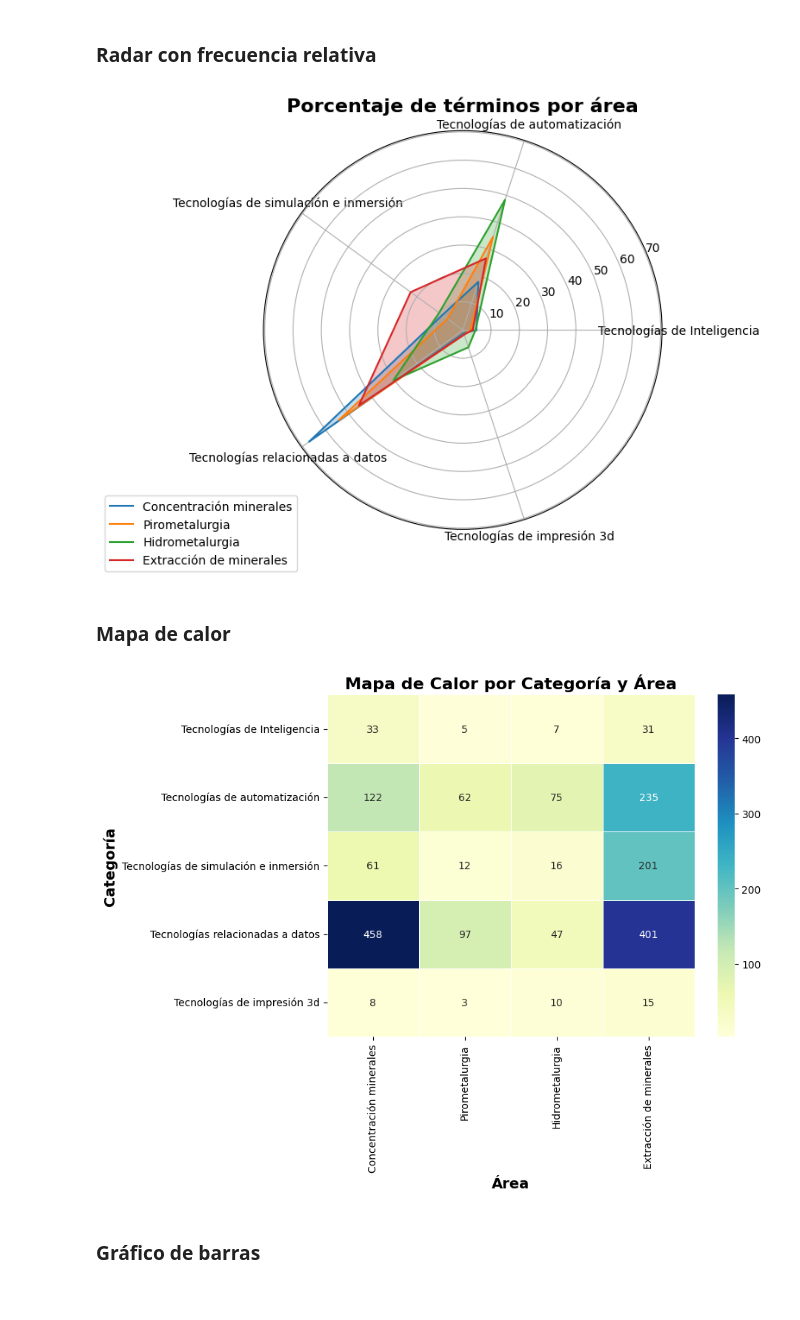
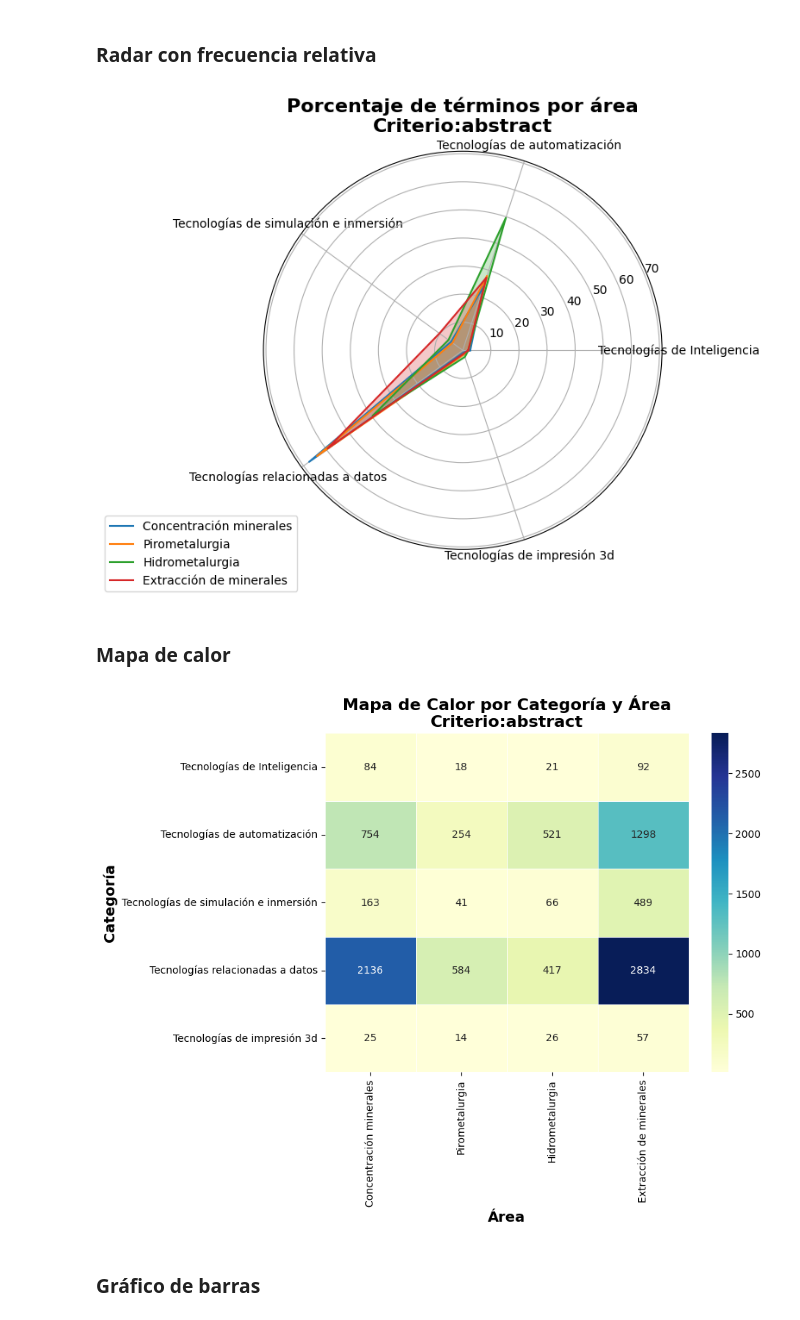
Before and after one commit to jamezahidalgo/analisis_patentes, a Jupyter notebook: notebooks/Analisis_por_areas.ipynb, the cells around one changed output. Drawn from its saved outputs; the diff is of its cells as text; code cells hidden in the pictures.

```diff
--- a/notebooks/Analisis_por_areas.ipynb
+++ b/notebooks/Analisis_por_areas.ipynb
@@ -243 +250,4 @@ data_resumen_limpia['tokens'] = data_resumen_limpia['title'].apply(preprocess_te
+# %%
+data_resumen_limpia['tokens'] = data_resumen_limpia['abstract'].apply(preprocess_text_v)
+criterio = "abstract"
 # %% [markdown]
@@ -344,35 +355,35 @@ df_percentage = df.div(df.sum(axis=0), axis=1) * 100
 # %%
 # Número de categorías
 labels = df_percentage.index
 num_vars = len(labels)
 
 # Angulos para el gráfico de radar
 angles = np.linspace(0, 2 * np.pi, num_vars, endpoint=False).tolist()
 angles += angles[:1]  # Completar el círculo
 
 # Preparar la figura
 fig, ax = plt.subplots(figsize=(6, 6), subplot_kw=dict(polar=True))
 
 # Dibujar cada una de las áreas con porcentajes
 for area in df_percentage.columns:
     values = df_percentage[area].tolist()
     values += values[:1]  # Completar el círculo
 
     ax.fill(angles, values, alpha=0.25)
     ax.plot(angles, values, label=area)
 
 # Agregar etiquetas
 ax.set_xticks(angles[:-1])
 ax.set_xticklabels(labels)
 
 # Añadir leyenda
 ax.legend(loc='upper right', bbox_to_anchor=(0.1, 0.1))
 
 # Mostrar gráfico
-plt.title("Porcentaje de términos por área", fontsize=16, fontweight="bold")
+plt.title(f"Porcentaje de términos por área\nCriterio:{criterio}", fontsize=16, fontweight="bold")
 plt.show()
 # %% [output]
-[figure, old version]
+[figure, new version]
 # %% [markdown]
 ### Mapa de calor
 # %%
@@ -381,13 +392,13 @@ plt.figure(figsize=(8, 6))
 sns.heatmap(df, annot=True, cmap="YlGnBu", linewidths=.5, fmt=".0f")
 
 # Añadir título y etiquetas
-plt.title('Mapa de Calor por Categoría y Área', fontsize=16, fontweight="bold")
+plt.title(f'Mapa de Calor por Categoría y Área\nCriterio:{criterio}', fontsize=16, fontweight="bold")
 plt.xlabel('Área', fontsize=14, fontweight="bold")
 plt.ylabel('Categoría', fontsize=14, fontweight="bold")
 
 # Mostrar el gráfico
 plt.show()
 # %% [output]
-[figure, old version]
+[figure, new version]
 # %% [markdown]
 ### Gráfico de barras
```
Also changed, not shown: parts of 34 cells of this notebook.
